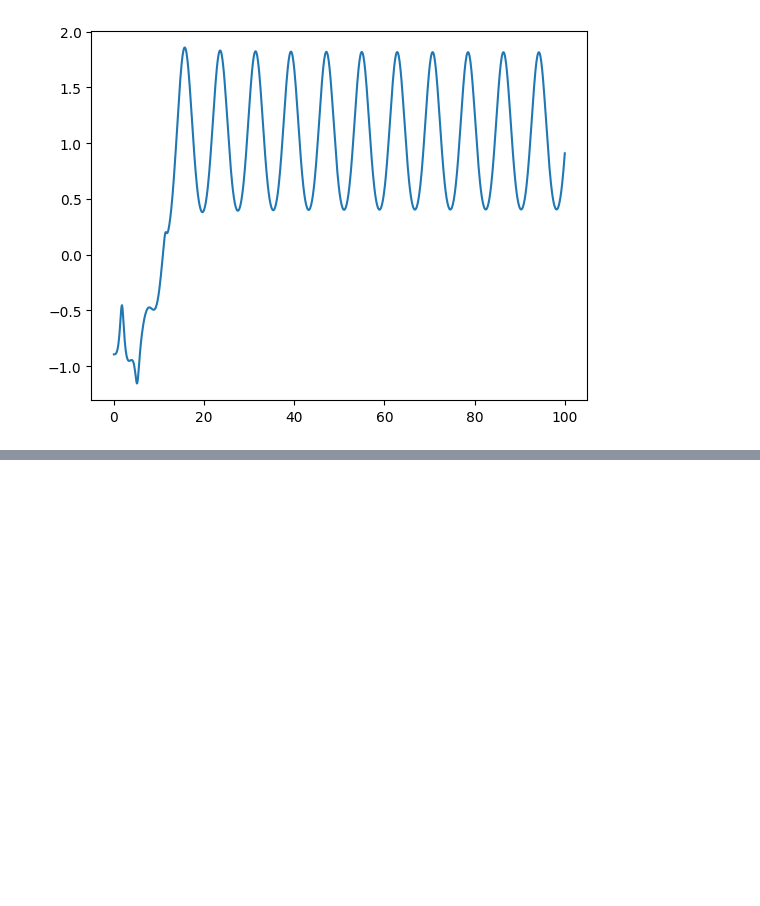
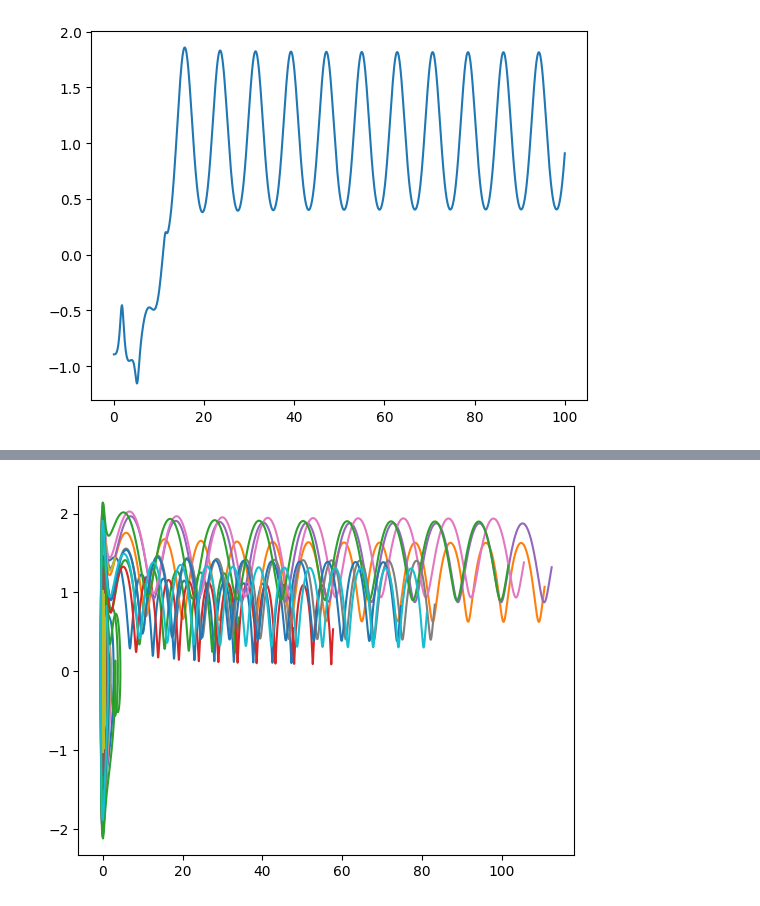
Before and after one commit to Gabriel-Amici/MorseCoulomb, a Jupyter notebook: notebooks/development/class_dev.ipynb, the cells around one changed output, grey strips where cells are left out. Drawn from its saved outputs; the diff is of its cells as text; code cells hidden in the pictures; blank space fills up the shorter version.

```diff
--- a/notebooks/development/class_dev.ipynb
+++ b/notebooks/development/class_dev.ipynb
@@ -411,3 +836,8 @@ ValueError: operands could not be broadcast together with shapes (10,2) (2,2)
+# %%
+for i in range(20):
+    plt.plot(traj4.states[:, i, 0], traj4.states[:, i, 1])
+# %% [output]
+[figure, added]
 # %%
 prop2 = ScipyIntegrator(rtol=1.e-6, atol=1.e-9, method="RK45")
 
```
Also changed, not shown: parts of 21 cells of this notebook, 9 other files.
